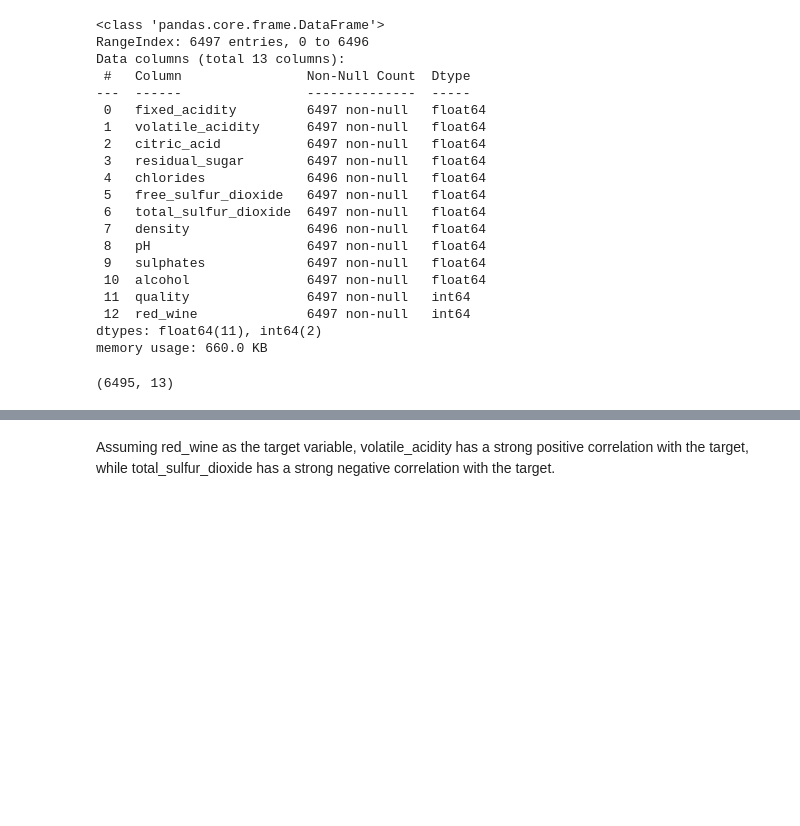
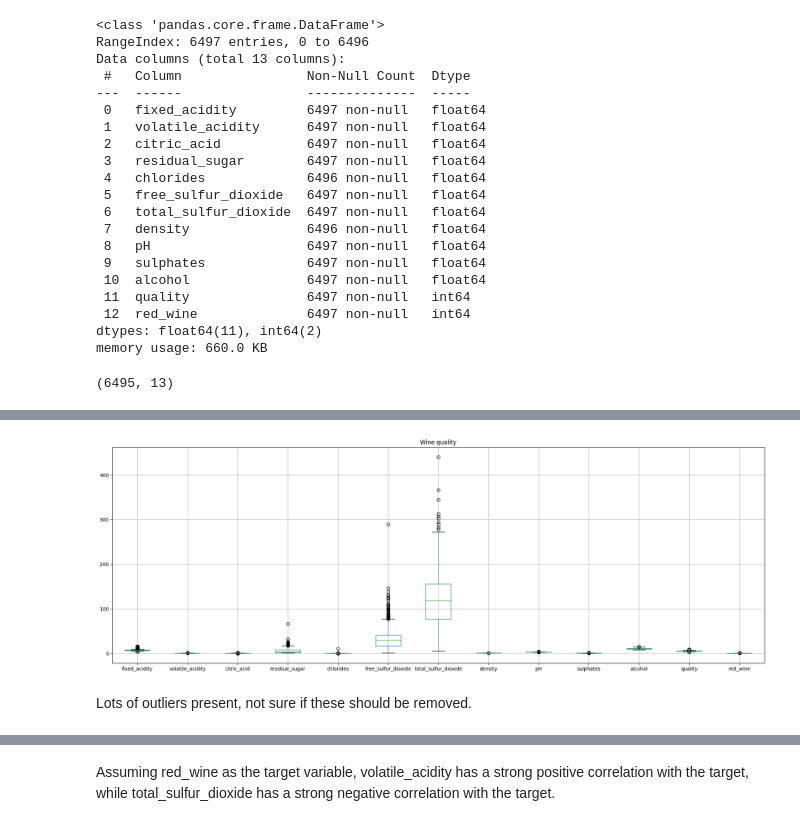
Before and after one commit to CDan07/IOD, a Jupyter notebook: Mini Projects/Mini Project 1.ipynb, the cells around one changed output, grey strips where cells are left out. Saved outputs shown, nothing was run; the diff lists cells and outputs as text; code cells hidden in the pictures; blank space fills up the shorter version.

```diff
--- a/Mini Projects/Mini Project 1.ipynb
+++ b/Mini Projects/Mini Project 1.ipynb
@@ -107,2 +98,11 @@ plt.show()
+# %%
+# Identify any outliers
+data.boxplot(figsize=(24,8))
+plt.title('Wine quality')
+plt.show()
+# %% [output]
+[figure, added]
+# %% [markdown]
+Lots of outliers present, not sure if these should be removed.
 # %%
 # Correlation analysis
```
Also changed, not shown: parts of 7 cells of this notebook.
